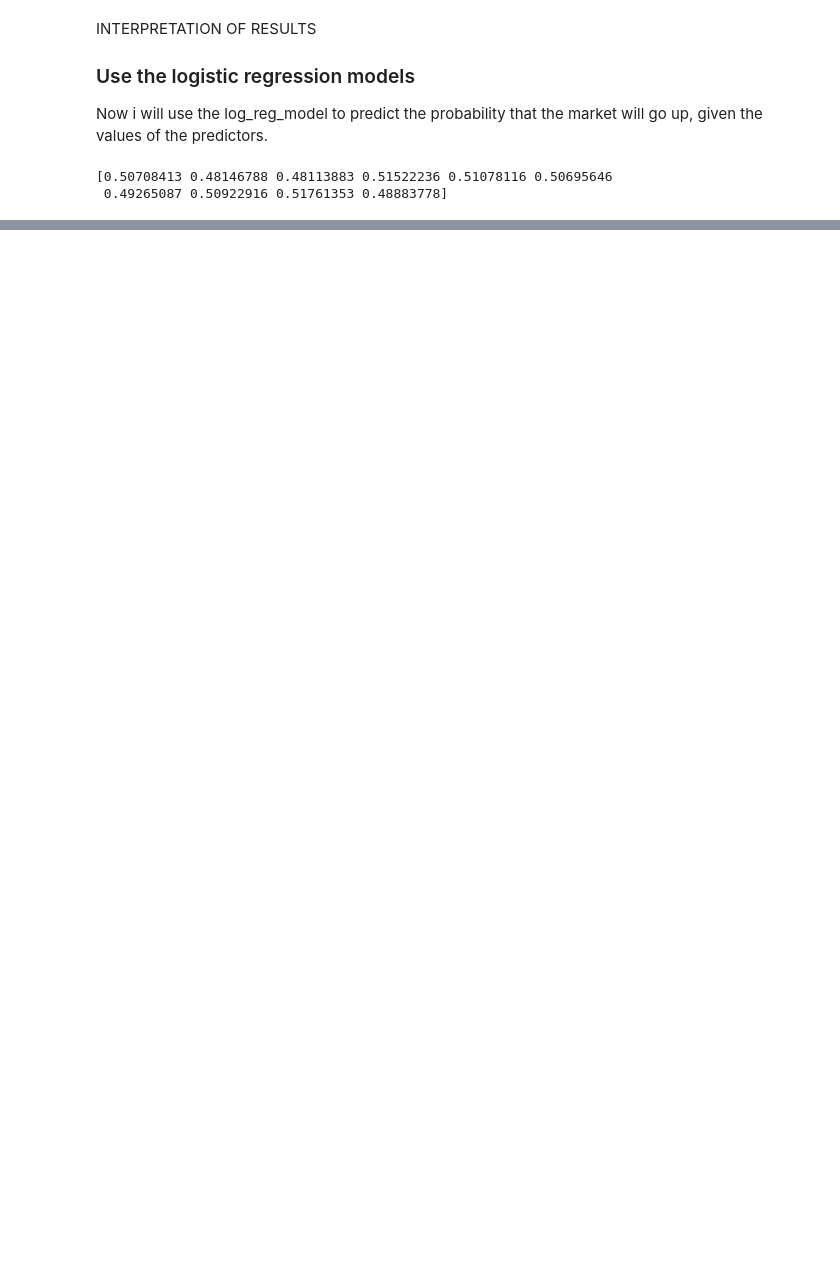
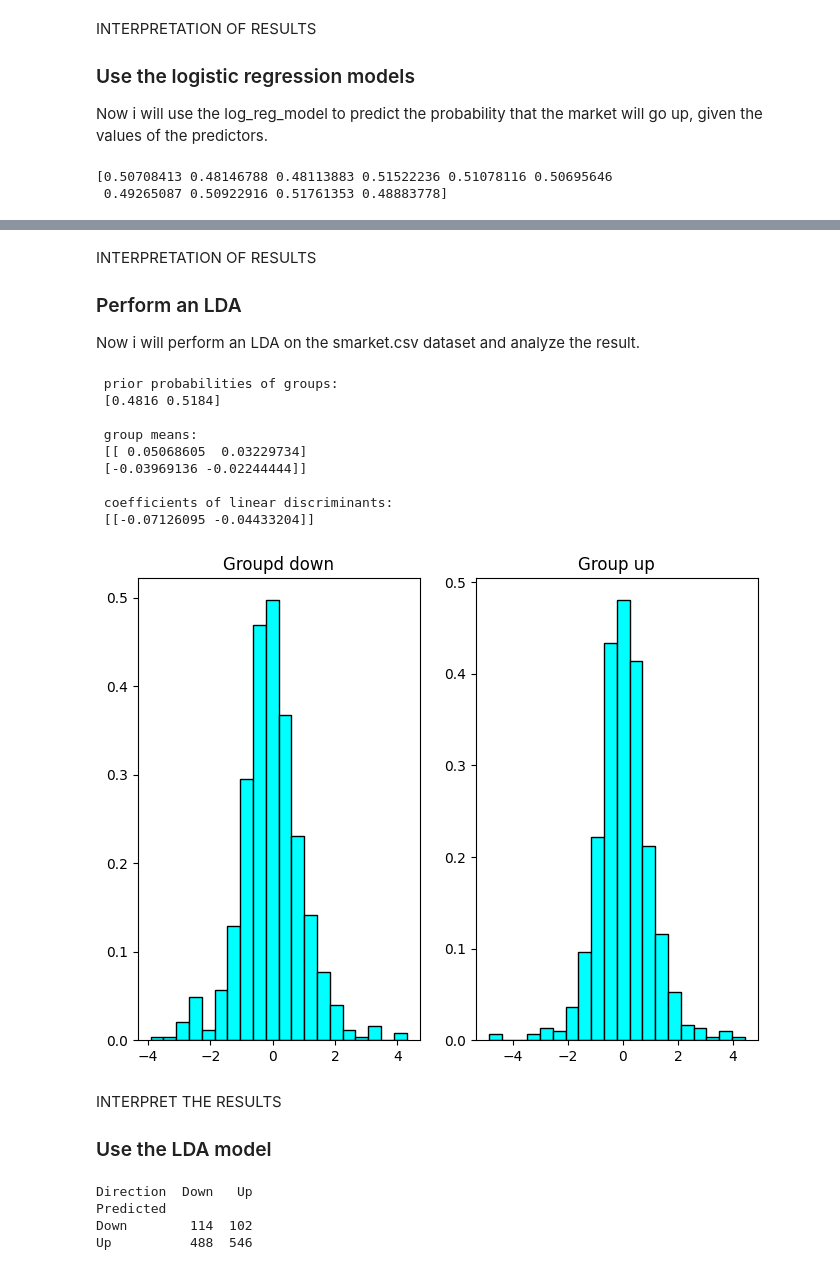
Before and after one commit to Kemalcikota113/machine-learning-labs, a Jupyter notebook: A4/A4.ipynb, the cells around one changed output, grey strips where cells are left out. Drawn from its saved outputs; the diff is of its cells as text; code cells hidden in the pictures; blank space fills up the shorter version.

Commit message:
everything done in A4 coding part except for last task and interpretations

```diff
--- a/A4/A4.ipynb
+++ b/A4/A4.ipynb
@@ -238,0 +296,68 @@ print(probs[0:10])
+# %% [markdown]
+INTERPRETATION OF RESULTS
+
+### Perform an LDA
+
+Now i will perform an LDA on the smarket.csv dataset and analyze the result.
+# %%
+smarket = pd.read_csv('Smarket.csv') # reload the data
+
+smarket["Direction"] = smarket["Direction"].map({'Up': 1, 'Down': 0}) # convert Direction to binary
+
+LDA_model = LDA().fit(smarket[['Lag1', 'Lag2']], smarket['Direction'])
+
+print("\n prior probabilities of groups: \n", LDA_model.priors_)
+
+print("\n group means: \n", LDA_model.means_)
+
+print("\n coefficients of linear discriminants: \n", LDA_model.coef_)
+
+# LDA scores
+LDA_scores = LDA_model.transform(smarket[['Lag1', 'Lag2']])
+
+# Plot the graphs
+plt.figure(figsize=(8, 6))
+
+plt.subplot(1, 2, 1)
+plt.hist(LDA_scores[smarket['Direction'] == 0], bins=20, color='cyan', edgecolor='black', density=True)
+plt.title("Groupd down")
+
+plt.subplot(1, 2, 2)
+plt.hist(LDA_scores[smarket['Direction'] == 1], bins=20, color='cyan', edgecolor='black', density=True)
+plt.title("Group up")
+
+plt.show()
+# %% [output]
+ prior probabilities of groups:
+ [0.4816 0.5184]
+
+ group means:
+ [[ 0.05068605  0.03229734]
+ [-0.03969136 -0.02244444]]
+
+ coefficients of linear discriminants:
+ [[-0.07126095 -0.04433204]]
+[figure, added]
+# %% [markdown]
+INTERPRET THE RESULTS
+
+### Use the LDA model
+# %%
+# use the LDA model
+
+# The same code as above just changed the probs variable name.
+probs_3 = LDA_model.predict(smarket[['Lag1', 'Lag2']])
+
+smarket["Predicted_Directions"] = np.repeat("Down", smarket.shape[0])
+
+smarket.loc[probs_3 > 0.5, "Predicted_Directions"] = "Up"
+smarket["Direction"] = smarket["Direction"].map({1: "Up", 0: "Down"})
+
+
+confusion_matrix = pd.crosstab(smarket["Predicted_Directions"], smarket["Direction"],  rownames=["Predicted"])
+print(confusion_matrix)
+# %% [output]
+Direction  Down   Up
+Predicted
+Down        114  102
+Up          488  546
```
Also changed, not shown: parts of 16 cells of this notebook, 1 other file.
